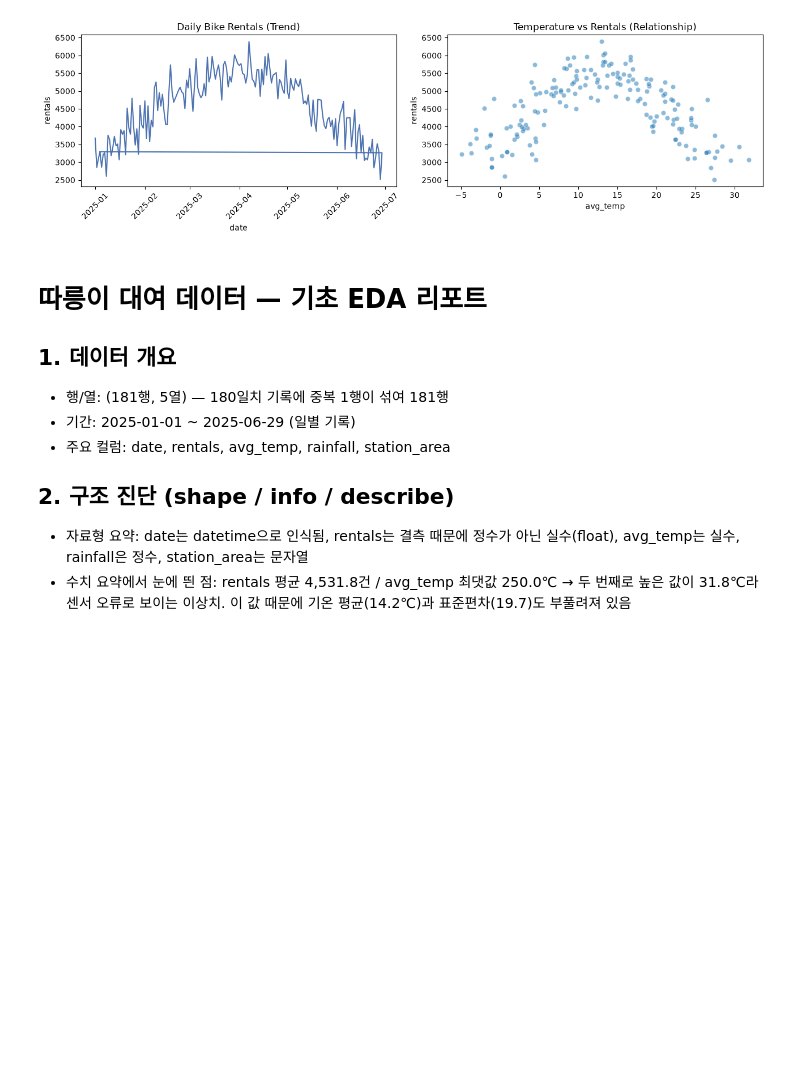
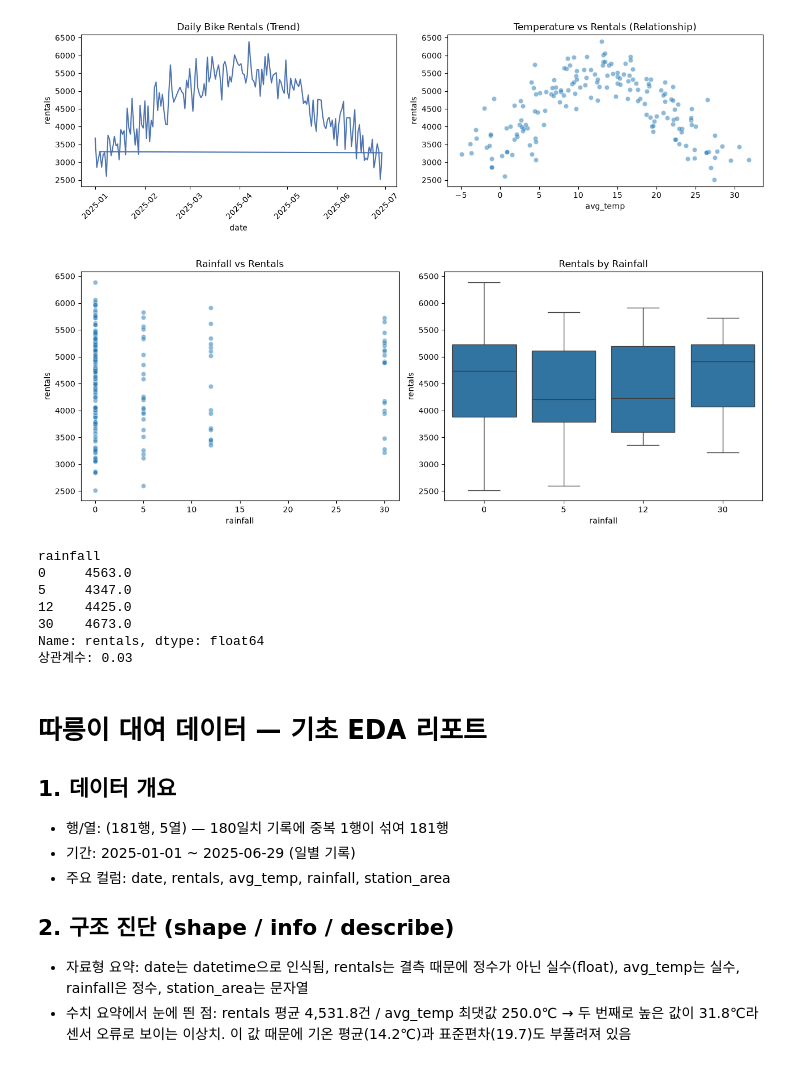
Before and after one commit to wseo071/Aiffel-Data-Intelligence, a Jupyter notebook: ddareung.ipynb, the cells around one changed output. Cells and saved outputs as stored; diff of their text form; code cells hidden in the pictures; blank space fills up the shorter version.

```diff
--- a/ddareung.ipynb
+++ b/ddareung.ipynb
@@ -101,6 +134,42 @@ axes[1].set_xlabel("avg_temp"); axes[1].set_ylabel("rentals")
 plt.tight_layout(); plt.show()
 # %% [output]
 [figure]
+# %%
+# ==============================================================
+# 심화 과제 1 — 강수량(rainfall)과 대여 수(rentals)의 관계
+# ==============================================================
+
+# 결측·중복·기온 이상치 제외
+clean = bike.drop_duplicates()
+clean = clean.dropna(subset=["rentals"])
+clean = clean[clean["avg_temp"] < 45]
+
+# 시각화
+fig, axes = plt.subplots(1, 2, figsize=(13, 5))
+
+sns.scatterplot(data=clean, x="rainfall", y="rentals",
+                alpha=0.5, ax=axes[0])
+axes[0].set_title("Rainfall vs Rentals")
+
+sns.boxplot(data=clean, x="rainfall", y="rentals", ax=axes[1])
+axes[1].set_title("Rentals by Rainfall")
+
+plt.tight_layout()
+plt.show()
+
+# 숫자로 확인
+print(clean.groupby("rainfall")["rentals"].mean().round(0))
+corr = clean["rainfall"].corr(clean["rentals"])
+print("상관계수:", round(corr, 2))
+# %% [output]
+[figure, added]
+rainfall
+0     4563.0
+5     4347.0
+12    4425.0
+30    4673.0
+Name: rentals, dtype: float64
+상관계수: 0.03
 # %% [markdown]
 # 따릉이 대여 데이터 — 기초 EDA 리포트
 
```
Also changed, not shown: parts of 2 cells of this notebook.
